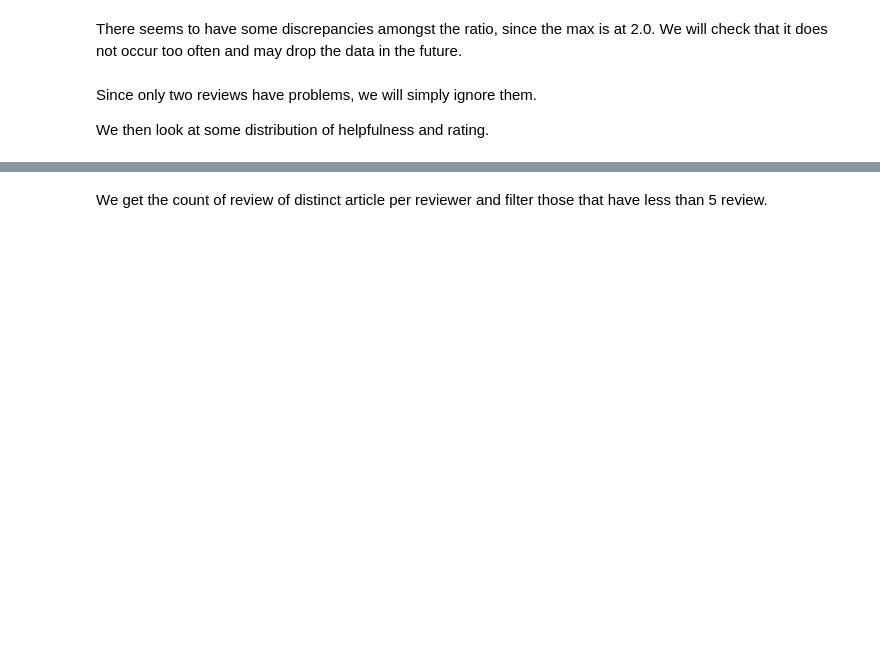
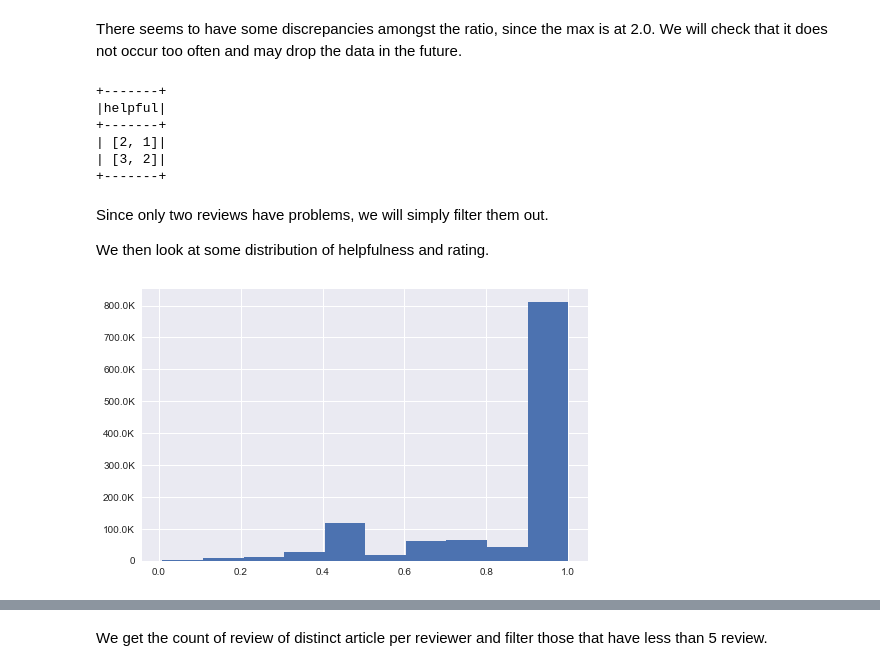
Before and after one commit to raphaelBarman/ADA-dh, a Jupyter notebook: project/Subset Exploration.ipynb, the cells around one changed output, grey strips where cells are left out. Drawn from its saved outputs; the diff is of its cells as text; code cells hidden in the pictures; blank space fills up the shorter version.

```diff
--- a/project/Subset Exploration.ipynb
+++ b/project/Subset Exploration.ipynb
@@ -134,12 +209,25 @@ df_review.filter(df_review["helpfulness"] >= 0.0).select("helpfulness").describe
 # %% [markdown]
 There seems to have some discrepancies amongst the ratio, since the max is at 2.0. We will check that it does not occur too often and may drop the data in the future.
 # %%
-df_review.filter(df_review["helpfulness"] > 1.0).select("helpful").show()
+df_review_outliers = df_review_helpfulness.filter(df_review["helpfulness"] > 1.0)
+
+df_review_helpfulness = df_review_helpfulness.filter(df_review["helpfulness"] <= 1.0)
+
+df_review_outliers.select("helpful").show()
+# %% [output]
++-------+
+|helpful|
++-------+
+| [2, 1]|
+| [3, 2]|
++-------+
 # %% [markdown]
-Since only two reviews have problems, we will simply ignore them.
+Since only two reviews have problems, we will simply filter them out.
 
 We then look at some distribution of helpfulness and rating.
 # %%
 fig, ax = plt.subplots()
 fig.set_size_inches(8, 5)
-hist(ax, df_review.filter((df_review["helpfulness"] >= 0.0) & (df_review["helpfulness"] <= 1.0)).select("helpfulness"));
+hist(ax, df_review_helpfulness.select("helpfulness"));
+# %% [output]
+[figure, added]
```
Also changed, not shown: parts of 136 cells of this notebook.
